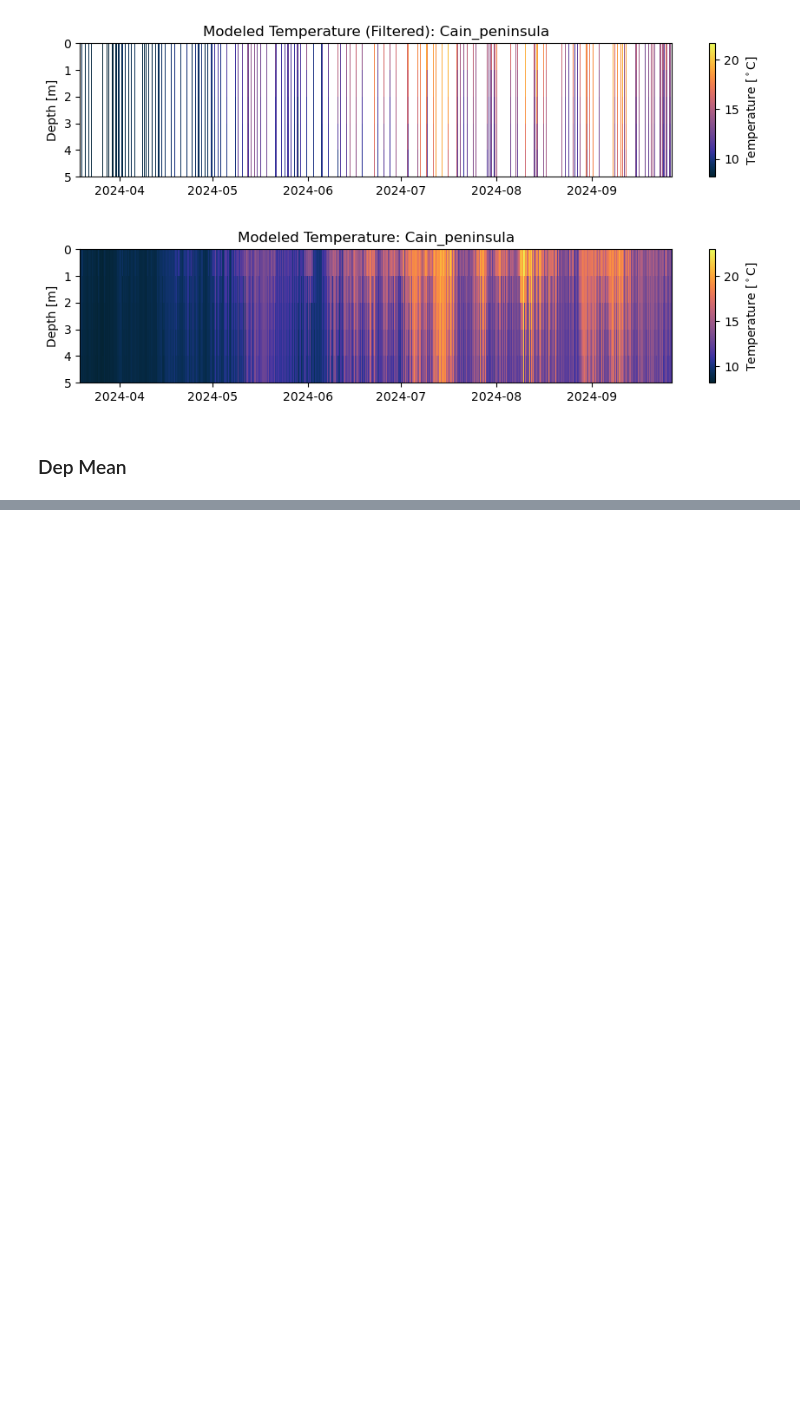
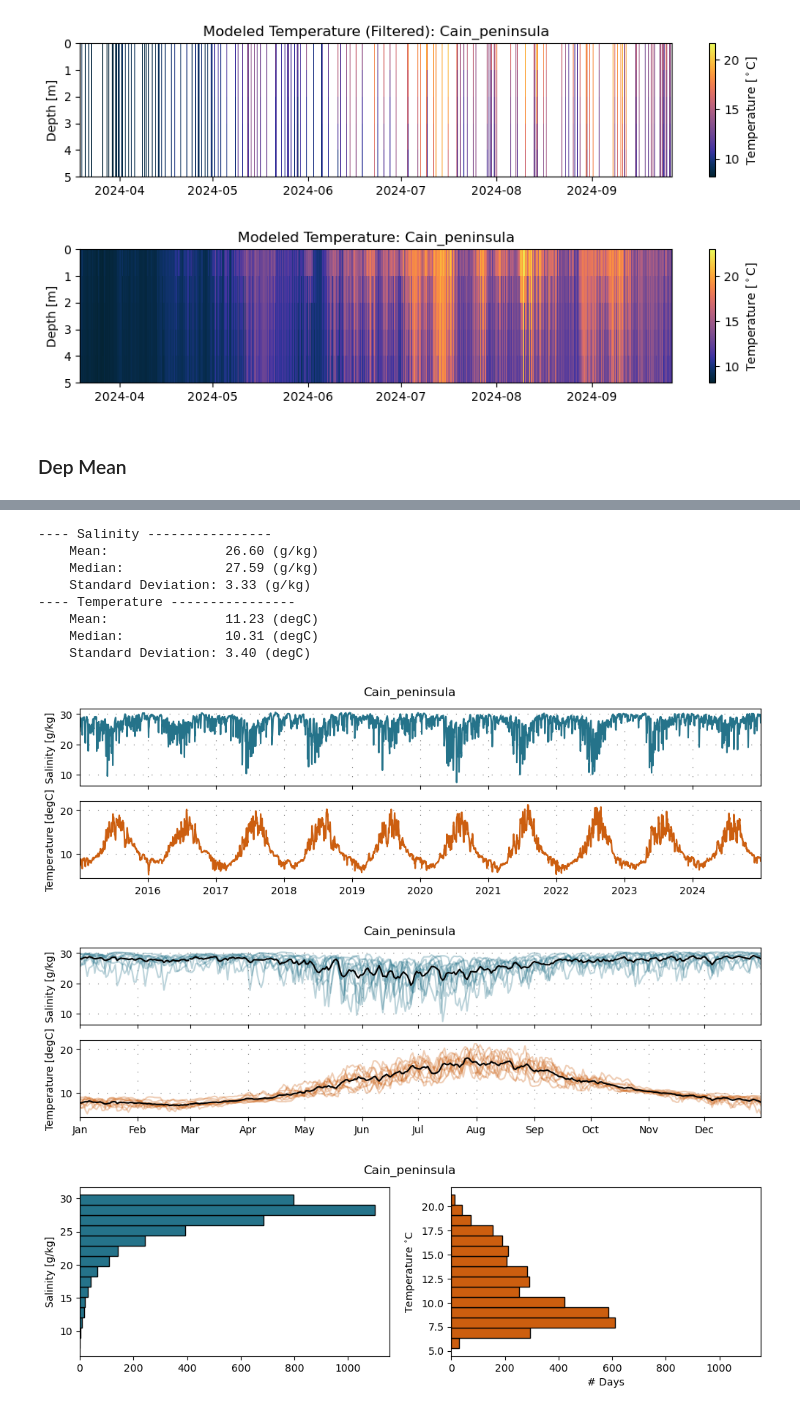
Before and after one commit to SalishSeaCast/analysis-cassidy, a Jupyter notebook: notebooks/stair_collab/julie_temperature/model_to_logger_comparison_01_cain_penninsula.ipynb, the cells around one changed output, grey strips where cells are left out. Drawn from its saved outputs; the diff is of its cells as text; code cells hidden in the pictures; blank space fills up the shorter version.

```diff
--- a/notebooks/stair_collab/julie_temperature/model_to_logger_comparison_01_cain_penninsula.ipynb
+++ b/notebooks/stair_collab/julie_temperature/model_to_logger_comparison_01_cain_penninsula.ipynb
@@ -217,0 +261,9 @@ ax.legend()
+# %%
+def make_df(daily_xr):
+    vars_loc_df = daily_xr.to_dataframe().drop(columns=['depth', 'gridY', 'gridX']).reset_index()
+    vars_loc_df['month-day'] = vars_loc_df['time'].dt.strftime('%m-%d')
+    vars_loc_df['year'] = vars_loc_df['time'].dt.strftime('%Y')
+
+    vars_loc_df_mean = vars_loc_df.groupby('month-day').mean(numeric_only=True).reset_index()
+
+    return vars_loc_df, vars_loc_df_mean
@@ -217,0 +296,26 @@ ax.legend()
+# %%
+def plot_hist(vars_loc_df, site_name):
+
+    bin_num = 15
+
+    fig, ax = plt.subplots(1,2, figsize = (12, 3), sharex=True)
+    # fig.tight_layout(pad=1.6)
+    fig.suptitle(site_name)
+
+    ax[0].set_ylabel(r'Salinity [g/kg]')
+    ax[0].hist(vars_loc_df['vosaline'], bins=bin_num, color=color_sal, edgecolor='black', orientation='horizontal')
+
+    ax[1].set_ylabel(r'Temperature $^{\circ}$C')
+    ax[1].set_xlabel(r'# Days')
+    ax[1].hist(vars_loc_df['votemper'], bins=bin_num, color=color_temp, edgecolor='black', orientation='horizontal')
+# %%
+def print_stats(vars_loc_df):
+    print('---- Salinity ---------------- \n\
+    Mean:               {:.2f} (g/kg) \n\
+    Median:             {:.2f} (g/kg) \n\
+    Standard Deviation: {:.2f} (g/kg)'.format(vars_loc_df['vosaline'].mean(), np.median(vars_loc_df['vosaline']), vars_loc_df['vosaline'].std()))
+
+    print('---- Temperature ---------------- \n\
+    Mean:               {:.2f} (degC) \n\
+    Median:             {:.2f} (degC) \n\
+    Standard Deviation: {:.2f} (degC)'.format(vars_loc_df['votemper'].mean(), np.median(vars_loc_df['votemper']), vars_loc_df['votemper'].std()))
@@ -217,0 +324,20 @@ ax.legend()
+# %%
+model_daily = xr.open_dataset('/ocean/cdonaldson/stair_extractions/julie/SalishSeaCast_daily_phys_00_05_cain_20150101_20241231.nc').isel(depth=dep_sel, gridX=0, gridY=0)
+# %%
+vars_loc_df, vars_loc_df_mean = make_df(model_daily)
+print_stats(vars_loc_df)
+plot_timeseries(model_daily, site_name)
+plot_stacked_timeseries(vars_loc_df, vars_loc_df_mean, site_name)
+plot_hist(vars_loc_df, site_name)
+# %% [output]
+---- Salinity ----------------
+    Mean:               26.60 (g/kg)
+    Median:             27.59 (g/kg)
+    Standard Deviation: 3.33 (g/kg)
+---- Temperature ----------------
+    Mean:               11.23 (degC)
+    Median:             10.31 (degC)
+    Standard Deviation: 3.40 (degC)
+[figure, added]
+[figure, added]
+[figure, added]
```
Also changed, not shown: parts of 28 cells of this notebook, 11 other files.
